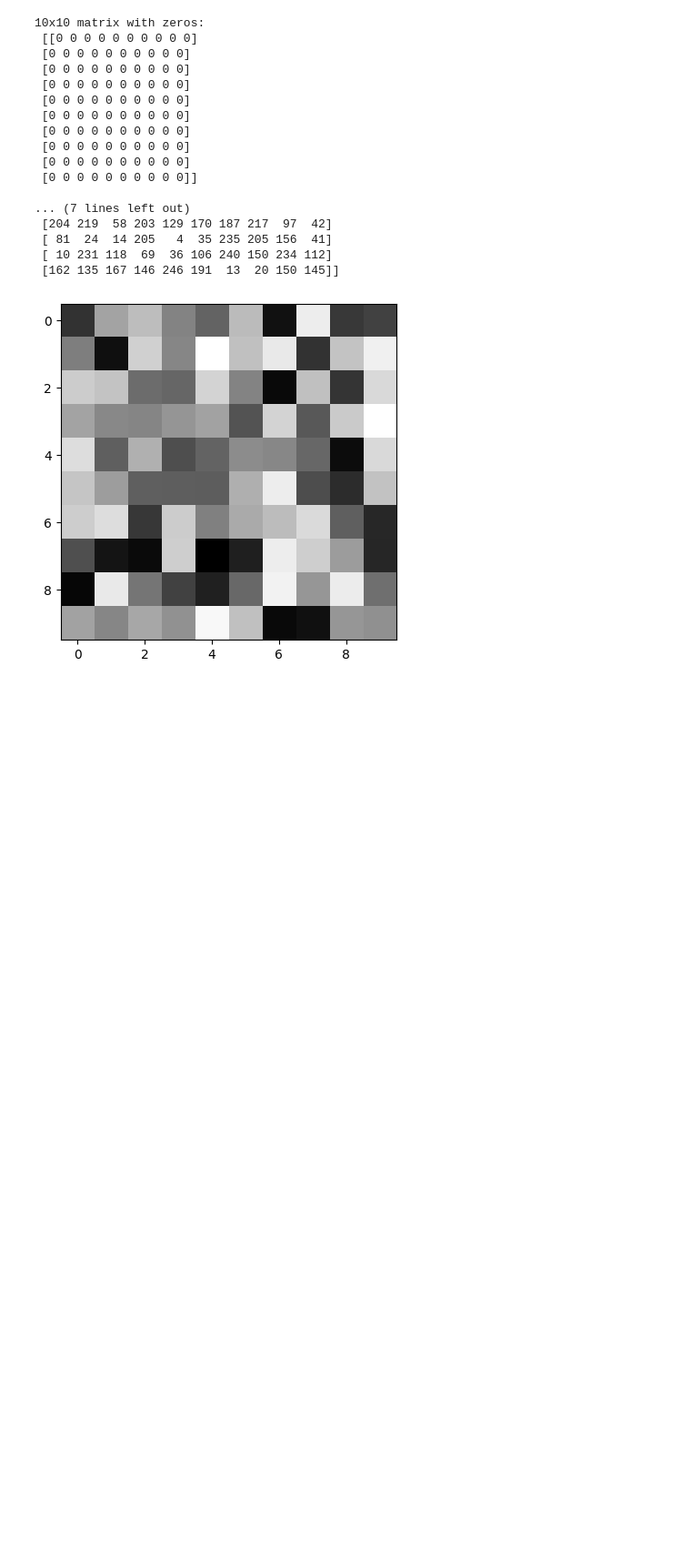
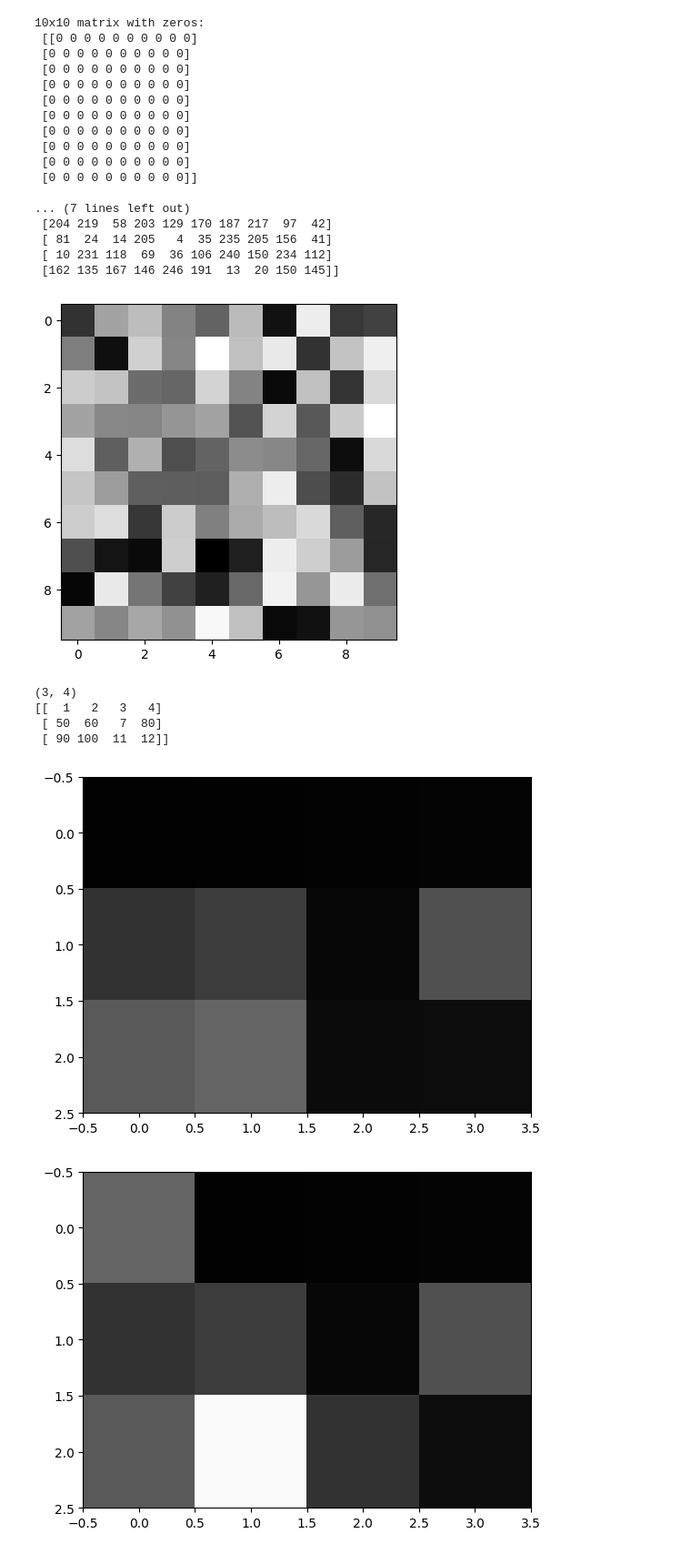
Before and after one commit to SteveCiliaMcast/IPCV, a Jupyter notebook: lesson_examples.ipynb, the cells around one changed output. Shown at 91% size. Drawn from its saved outputs; the diff is of its cells as text; code cells hidden in the pictures; blank space fills up the shorter version.

```diff
--- a/lesson_examples.ipynb
+++ b/lesson_examples.ipynb
@@ -101,3 +101,26 @@ plt.imshow(MyFirstImage, cmap=cm.gray) # <-- This displays the image
 plt.show() # <-- All this does in this scenario is forces a "refresh" of the image
 # %% [output]
 [figure]
+# %%
+import numpy as np
+from PIL import Image
+import matplotlib.pyplot as plt
+import matplotlib.cm as cm
+
+MySmallMatrix = np.array([[1,2,3,4], [50,60,7,80], [90,100,11,12]], dtype = 'uint8')
+print(MySmallMatrix.shape)
+print(MySmallMatrix)
+
+MySmallMatrix2 = np.array([[100,2,3,4], [50,60,7,80], [90,250,50,12]], dtype = 'uint8')
+
+plt.imshow(MySmallMatrix, cmap=cm.gray, vmin=0, vmax=255)
+plt.figure()
+plt.imshow(MySmallMatrix2, cmap=cm.gray, vmin=0, vmax=255)
+plt.show()
+# %% [output]
+(3, 4)
+[[  1   2   3   4]
+ [ 50  60   7  80]
+ [ 90 100  11  12]]
+[figure, added]
+[figure, added]
```
Also changed, not shown: parts of 1 cell of this notebook, 3 other files.
